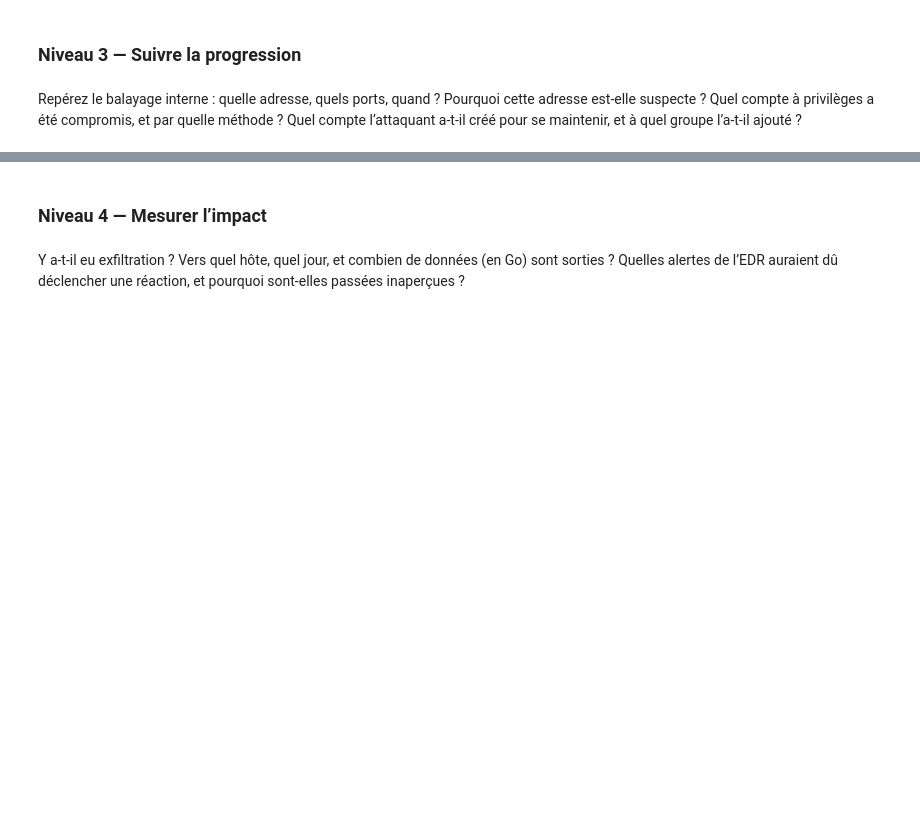
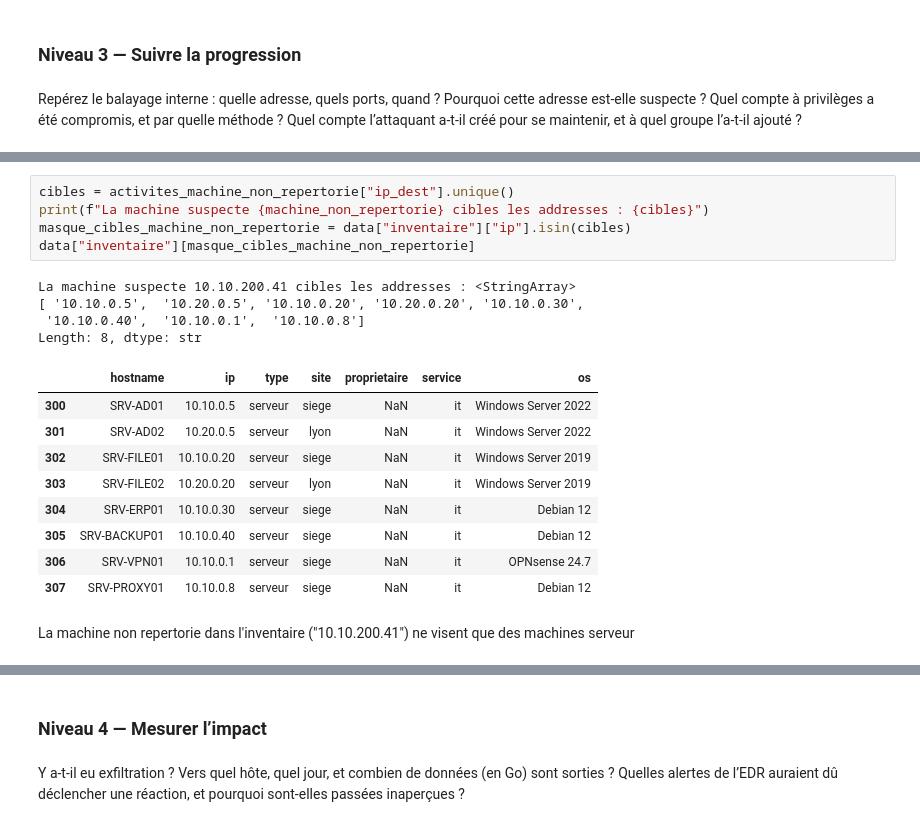
Before and after one commit to AaronRandrianarisona/projet_analyse_incident_securite, a Jupyter notebook: analyse_securite.ipynb, the cells around one changed output, grey strips where cells are left out. Drawn from its saved outputs; the diff is of its cells as text; blank space fills up the shorter version.

```diff
--- a/analyse_securite.ipynb
+++ b/analyse_securite.ipynb
@@ -427,0 +471,21 @@ Quel compte l’attaquant a-t-il créé pour se maintenir, et à quel groupe l
+# %%
+cibles = activites_machine_non_repertorie["ip_dest"].unique()
+print(f"La machine suspecte {machine_non_repertorie} cibles les addresses : {cibles}")
+masque_cibles_machine_non_repertorie = data["inventaire"]["ip"].isin(cibles)
+data["inventaire"][masque_cibles_machine_non_repertorie]
+# %% [output]
+La machine suspecte 10.10.200.41 cibles les addresses : <StringArray>
+[ '10.10.0.5',  '10.20.0.5', '10.10.0.20', '10.20.0.20', '10.10.0.30',
+ '10.10.0.40',  '10.10.0.1',  '10.10.0.8']
+Length: 8, dtype: str
+|  | hostname | ip | type | site | proprietaire | service | os |
+| 300 | SRV-AD01 | 10.10.0.5 | serveur | siege | NaN | it | Windows Server 2022 |
+| 301 | SRV-AD02 | 10.20.0.5 | serveur | lyon | NaN | it | Windows Server 2022 |
+| 302 | SRV-FILE01 | 10.10.0.20 | serveur | siege | NaN | it | Windows Server 2019 |
+| 303 | SRV-FILE02 | 10.20.0.20 | serveur | lyon | NaN | it | Windows Server 2019 |
+| 304 | SRV-ERP01 | 10.10.0.30 | serveur | siege | NaN | it | Debian 12 |
+| 305 | SRV-BACKUP01 | 10.10.0.40 | serveur | siege | NaN | it | Debian 12 |
+| 306 | SRV-VPN01 | 10.10.0.1 | serveur | siege | NaN | it | OPNsense 24.7 |
+| 307 | SRV-PROXY01 | 10.10.0.8 | serveur | siege | NaN | it | Debian 12 |
+# %% [markdown]
+La machine non repertorie dans l'inventaire ("10.10.200.41") ne visent que des machines serveur
```
Also changed, not shown: parts of 16 cells of this notebook.
